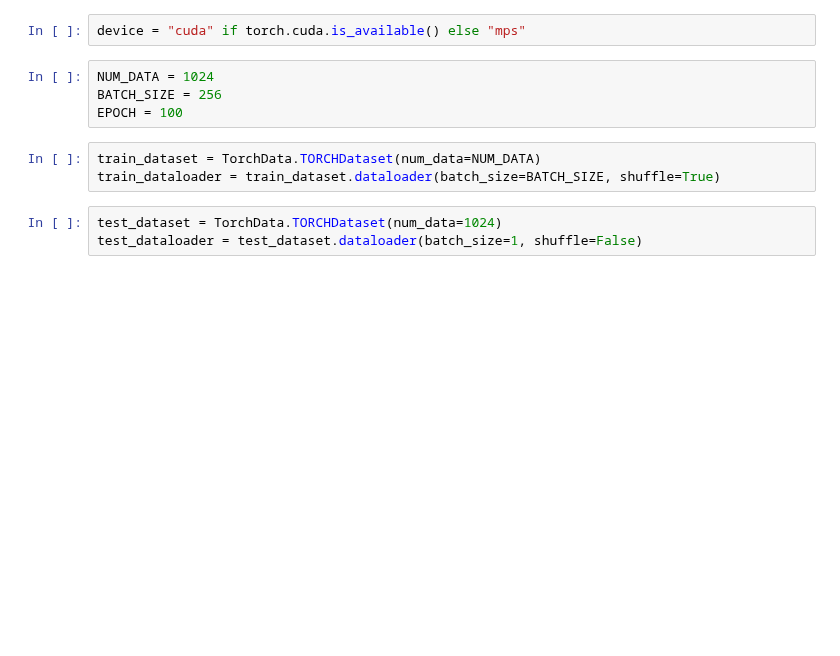
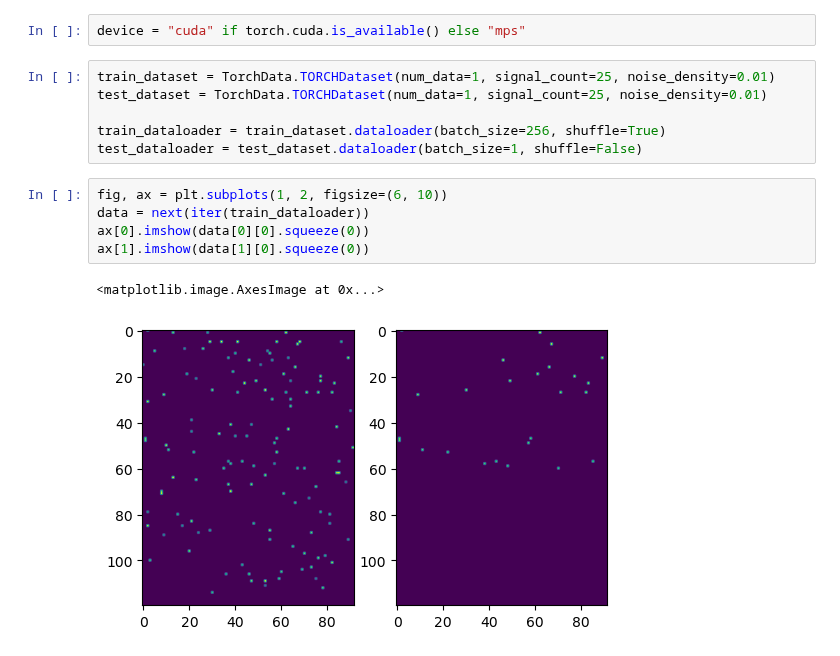
Before and after one commit to Lukelele/ResearchProject, a Jupyter notebook: HybridTransformer.ipynb, the cells around one changed output. Saved outputs shown, nothing was run; the diff lists cells and outputs as text; blank space fills up the shorter version.

```diff
--- a/HybridTransformer.ipynb
+++ b/HybridTransformer.ipynb
@@ -12,12 +13,16 @@ importlib.reload(TorchData)
 # %%
 device = "cuda" if torch.cuda.is_available() else "mps"
-# %%
-NUM_DATA = 1024
-BATCH_SIZE = 256
-EPOCH = 100
-# %%
-train_dataset = TorchData.TORCHDataset(num_data=NUM_DATA)
-train_dataloader = train_dataset.dataloader(batch_size=BATCH_SIZE, shuffle=True)
-# %%
-test_dataset = TorchData.TORCHDataset(num_data=1024)
-test_dataloader = test_dataset.dataloader(batch_size=1, shuffle=False)
+# %%
+train_dataset = TorchData.TORCHDataset(num_data=1, signal_count=25, noise_density=0.01)
+test_dataset = TorchData.TORCHDataset(num_data=1, signal_count=25, noise_density=0.01)
+
+train_dataloader = train_dataset.dataloader(batch_size=256, shuffle=True)
+test_dataloader = test_dataset.dataloader(batch_size=1, shuffle=False)
+# %%
+fig, ax = plt.subplots(1, 2, figsize=(6, 10))
+data = next(iter(train_dataloader))
+ax[0].imshow(data[0][0].squeeze(0))
+ax[1].imshow(data[1][0].squeeze(0))
+# %% [output]
+<matplotlib.image.AxesImage at 0x...>
+[figure, added]
```
Also changed, not shown: parts of 13 cells of this notebook.
